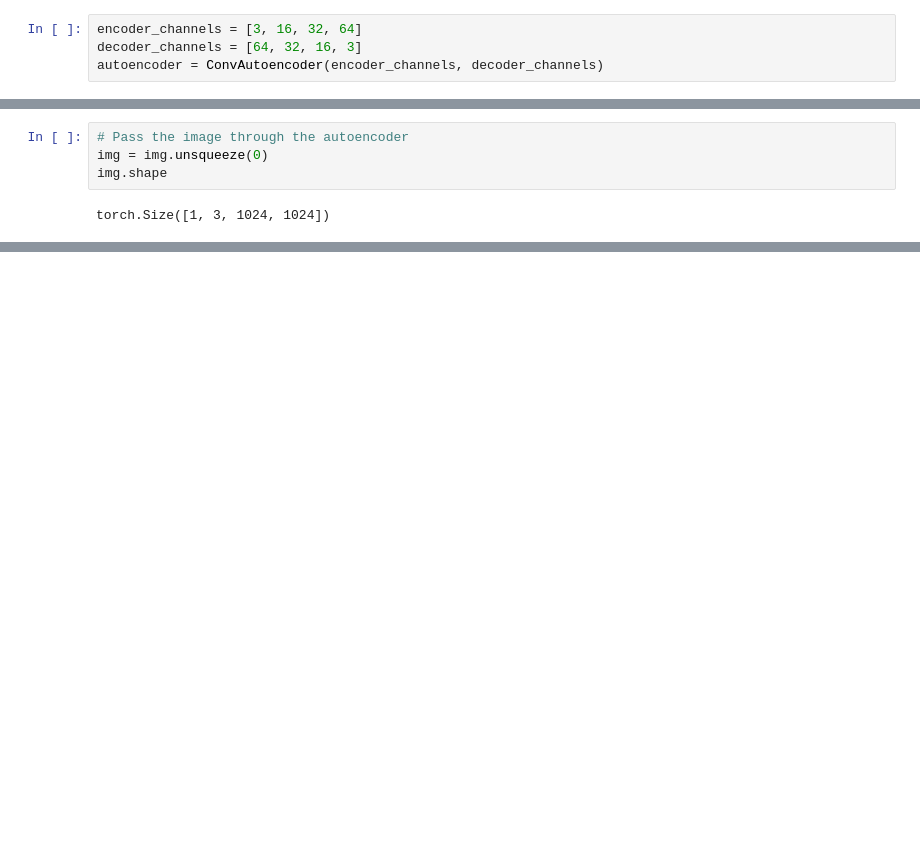
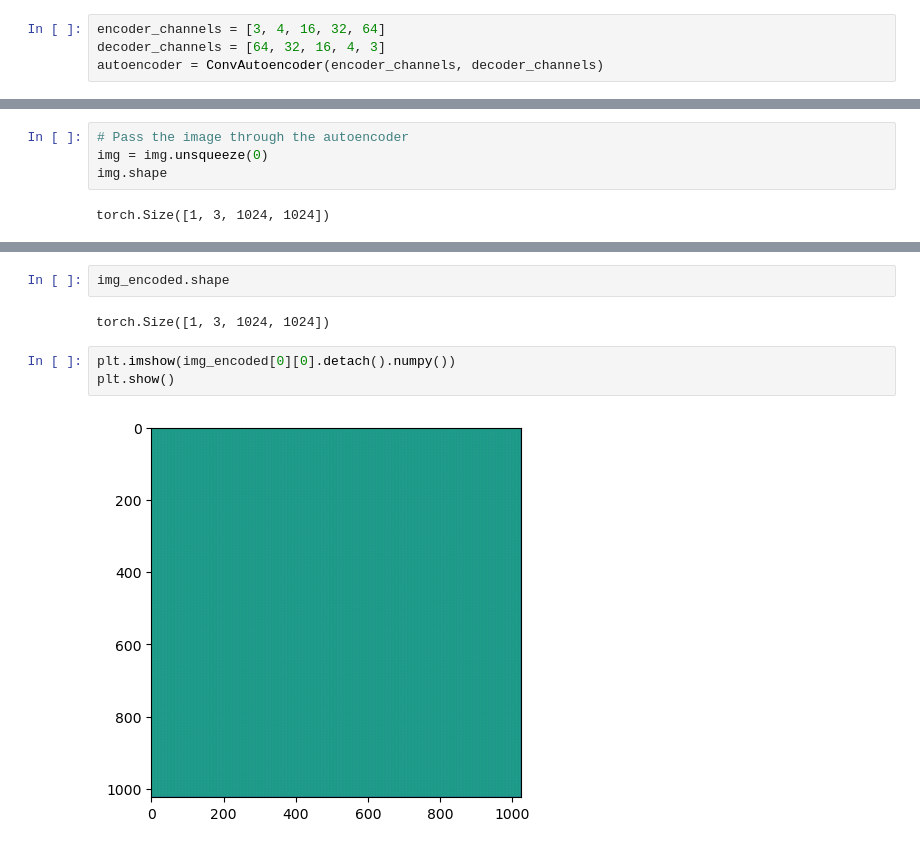
Before and after one commit to ozan-guven/env-540-earthquake-project, a Jupyter notebook: notebooks/autoencoder.ipynb, the cells around one changed output, grey strips where cells are left out. Cells and saved outputs as stored; diff of their text form; blank space fills up the shorter version.

```diff
--- a/notebooks/autoencoder.ipynb
+++ b/notebooks/autoencoder.ipynb
@@ -12,6 +12,6 @@ sys.path.append('../')
 
 from src.autoencoder.autoencoder import ConvAutoencoder
 # %%
-encoder_channels = [3, 16, 32, 64]
-decoder_channels = [64, 32, 16, 3]
+encoder_channels = [3, 4, 16, 32, 64]
+decoder_channels = [64, 32, 16, 4, 3]
 autoencoder = ConvAutoencoder(encoder_channels, decoder_channels)
@@ -61,0 +90,9 @@ RuntimeError: Given transposed=1, weight of size [16, 3, 3, 3], expected input[1
+# %%
+img_encoded.shape
+# %% [output]
+torch.Size([1, 3, 1024, 1024])
+# %%
+plt.imshow(img_encoded[0][0].detach().numpy())
+plt.show()
+# %% [output]
+[figure, added]
```
Also changed, not shown: parts of 5 cells of this notebook, 2 other files.
